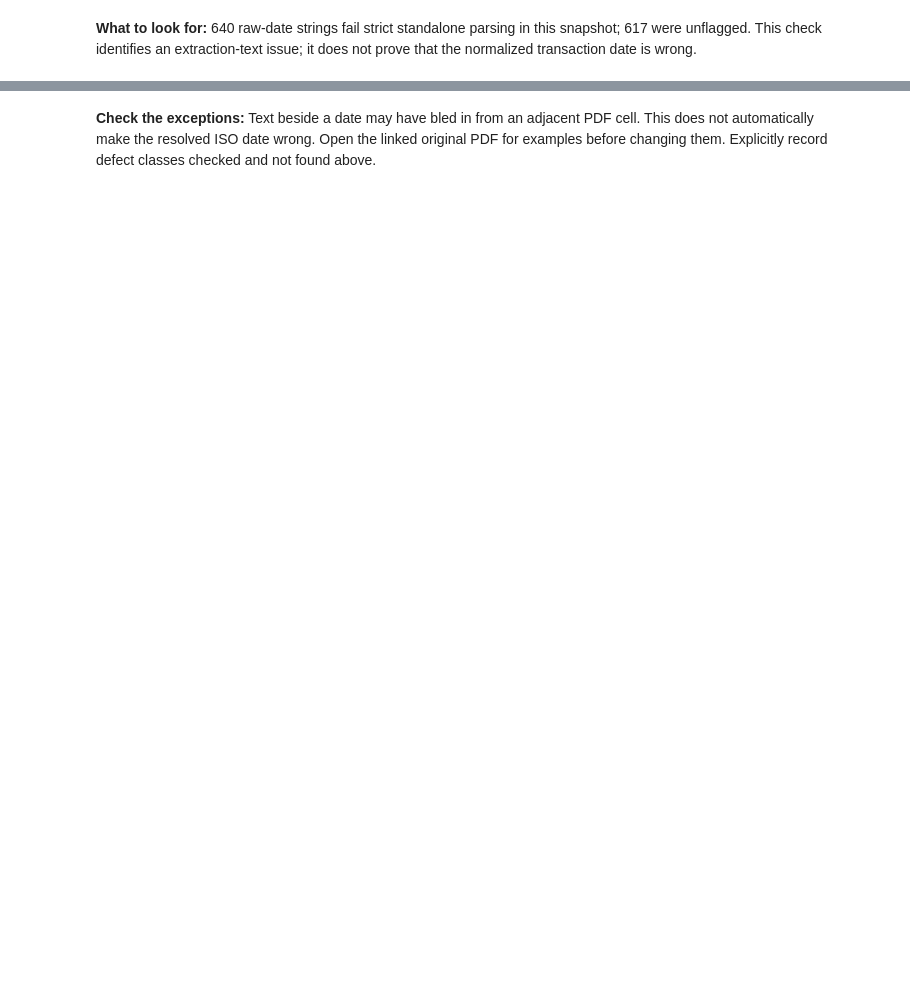
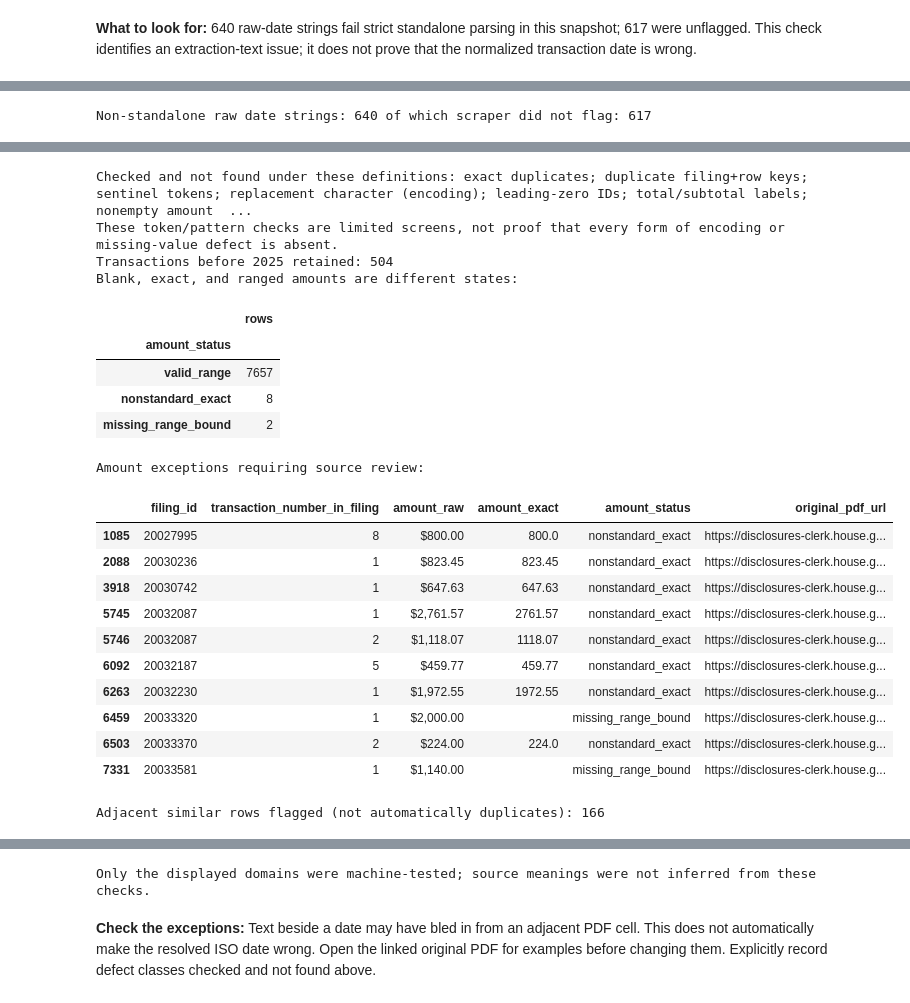
Before and after one commit to StrokeOfLuck/dsa405-part-2, a Jupyter notebook: notebooks/DSA405_002_FA26_P2_sryan3.ipynb, the cells around one changed output, grey strips where cells are left out. Saved outputs shown, nothing was run; the diff lists cells and outputs as text; code cells hidden in the pictures; blank space fills up the shorter version.

```diff
--- a/notebooks/DSA405_002_FA26_P2_sryan3.ipynb
+++ b/notebooks/DSA405_002_FA26_P2_sryan3.ipynb
@@ -140,13 +260,13 @@ checks={
  # Count repeated filing ID + row number combinations, even if other fields differ.
  "duplicate filing+row keys":int(raw.duplicated(keys).sum()),
  # Look for placeholder words like n/a and 999 that may stand in for missing data.
- "sentinel tokens":int(sum(raw[x].str.strip().str.lower().isin(["n/a","na","null","none","999"]).sum() for x in FIELDS)),
+ "sentinel tokens":int(sum(audit_input[x].str.strip().str.lower().isin(["n/a","na","null","none","999"]).sum() for x in FIELDS)),
  # Look for �, a character that can appear when PDF text is decoded badly.
- "replacement character (encoding)":int(sum(raw[x].str.contains("\ufffd",regex=False).sum() for x in FIELDS)),
+ "replacement character (encoding)":int(sum(audit_input[x].str.contains("\ufffd",regex=False).sum() for x in FIELDS)),
  # Check IDs starting with 0; reading IDs as text preserves that leading zero.
  "leading-zero IDs":int(raw.filing_id.str.match(r"^0[0-9]+$").sum()),
  # A PDF table might have a total line that should not be counted as a trade.
- "total/subtotal labels":int(sum(raw[x].str.contains(r"^\s*(?:total|subtotal)\s*$",case=False,regex=True).sum() for x in ["asset","politician"])),
+ "total/subtotal labels":int(sum(audit_input[x].str.contains(r"^\s*(?:total|subtotal)\s*$",case=False,regex=True).sum() for x in ["asset","politician"])),
  # The bottom of a dollar range should never be larger than its top.
  "nonempty amount min > max":int((pd.to_numeric(raw.amount_min,errors="coerce")>pd.to_numeric(raw.amount_max,errors="coerce")).sum()),
  # Count rows already marked for review by the original parser.
@@ -164,3 +284,46 @@ print("Non-standalone raw date strings:",int(bad_date.sum()),"of which scraper d
 # Show eight examples with PDF links. A failed raw-text check does not prove
 # the cleaned transaction date is wrong; inspect the source PDF.
 display(raw.loc[bad_date,["filing_id","transaction_number_in_filing","transaction_date_raw","transaction_date","needs_review","original_pdf_url"]].head(8))
+not_found = [name for name, count in checks.items() if count == 0]
+print("Checked and not found under these definitions:", "; ".join(not_found))
+print("These token/pattern checks are limited screens, not proof that every form of encoding or missing-value defect is absent.")
+print("Transactions before 2025 retained:", int(raw.transaction_date.str[:4].lt("2025").sum()))
+print("Blank, exact, and ranged amounts are different states:")
+display(raw.amount_status.value_counts(dropna=False).rename_axis("amount_status").to_frame("rows"))
+print("Amount exceptions requiring source review:")
+display(raw.loc[raw.amount_status.ne("valid_range"), ["filing_id", "transaction_number_in_filing", "amount_raw", "amount_exact", "amount_status", "original_pdf_url"]])
+print("Adjacent similar rows flagged (not automatically duplicates):", int(raw.possible_adjacent_same_signature.eq("True").sum()))
+
+# Quantify contradictions to the domains we can actually test.
+# Source descriptions and the economic meaning of codes still require PDF/codebook review.
+def domain_failures(frame, field):
+    s = frame[field].astype(str)
+    present = s.ne("")
+    if field in BOOL_FIELDS:
+        return present & ~s.isin(["True", "False"])
+    if field in INT_FIELDS | MONEY_FIELDS | SCORE_FIELDS:
+        value = pd.to_numeric(s.replace("", pd.NA), errors="coerce")
+        bad = present & (value.isna() | value.lt(0))
+        if field in INT_FIELDS:
+            bad |= present & value.mod(1).ne(0)
+        if field in {"page", "last_page", "transaction_number_in_filing"}:
+            bad |= present & value.lt(1)
+        if field in SCORE_FIELDS:
+            bad |= present & value.gt(100)
+        if field == "source_year":
+            bad |= present & value.ne(2025)
+        return bad.fillna(False)
+    if field in DATE_FIELDS:
+        return present & pd.to_datetime(s.replace("", pd.NA), format="%Y-%m-%d", errors="coerce").isna()
+    if field == "ticker_parse_status":
+        return present & ~s.isin(["accepted", "not_applicable", "ambiguous_preserved"])
+    return None
+
+domain_results = []
+for field in audit_input:
+    bad = domain_failures(audit_input, field)
+    if bad is not None:
+        domain_results.append({"variable":field, "domain violations":int(bad.sum())})
+display(pd.DataFrame(domain_results))
+print("Only the displayed domains were machine-tested; source meanings were not inferred from these checks.")
+# %% [output]
@@ -166,0 +339 @@ display(raw.loc[bad_date,["filing_id","transaction_number_in_filing","transactio
+Non-standalone raw date strings: 640 of which scraper did not flag: 617
@@ -166,0 +349,22 @@ display(raw.loc[bad_date,["filing_id","transaction_number_in_filing","transactio
+Checked and not found under these definitions: exact duplicates; duplicate filing+row keys; sentinel tokens; replacement character (encoding); leading-zero IDs; total/subtotal labels; nonempty amount  ...
+These token/pattern checks are limited screens, not proof that every form of encoding or missing-value defect is absent.
+Transactions before 2025 retained: 504
+Blank, exact, and ranged amounts are different states:
+|  | rows |
+| amount_status |  |
+| valid_range | 7657 |
+| nonstandard_exact | 8 |
+| missing_range_bound | 2 |
+Amount exceptions requiring source review:
+|  | filing_id | transaction_number_in_filing | amount_raw | amount_exact | amount_status | original_pdf_url |
+| 1085 | 20027995 | 8 | $800.00 | 800.0 | nonstandard_exact | https://disclosures-clerk.house.g... |
+| 2088 | 20030236 | 1 | $823.45 | 823.45 | nonstandard_exact | https://disclosures-clerk.house.g... |
+| 3918 | 20030742 | 1 | $647.63 | 647.63 | nonstandard_exact | https://disclosures-clerk.house.g... |
+| 5745 | 20032087 | 1 | $2,761.57 | 2761.57 | nonstandard_exact | https://disclosures-clerk.house.g... |
+| 5746 | 20032087 | 2 | $1,118.07 | 1118.07 | nonstandard_exact | https://disclosures-clerk.house.g... |
+| 6092 | 20032187 | 5 | $459.77 | 459.77 | nonstandard_exact | https://disclosures-clerk.house.g... |
+| 6263 | 20032230 | 1 | $1,972.55 | 1972.55 | nonstandard_exact | https://disclosures-clerk.house.g... |
+| 6459 | 20033320 | 1 | $2,000.00 |  | missing_range_bound | https://disclosures-clerk.house.g... |
+| 6503 | 20033370 | 2 | $224.00 | 224.0 | nonstandard_exact | https://disclosures-clerk.house.g... |
+| 7331 | 20033581 | 1 | $1,140.00 |  | missing_range_bound | https://disclosures-clerk.house.g... |
+Adjacent similar rows flagged (not automatically duplicates): 166
@@ -167,3 +388,4 @@ display(raw.loc[bad_date,["filing_id","transaction_number_in_filing","transactio
+Only the displayed domains were machine-tested; source meanings were not inferred from these checks.
 # %% [markdown]
 **Check the exceptions:** Text beside a date may have bled in from an adjacent PDF cell. This does not automatically make the resolved ISO date wrong. Open the linked original PDF for examples before changing them. Explicitly record defect classes checked and not found above.
 # %% [markdown]
```
Also changed, not shown: parts of 19 cells of this notebook, 14 other files.
